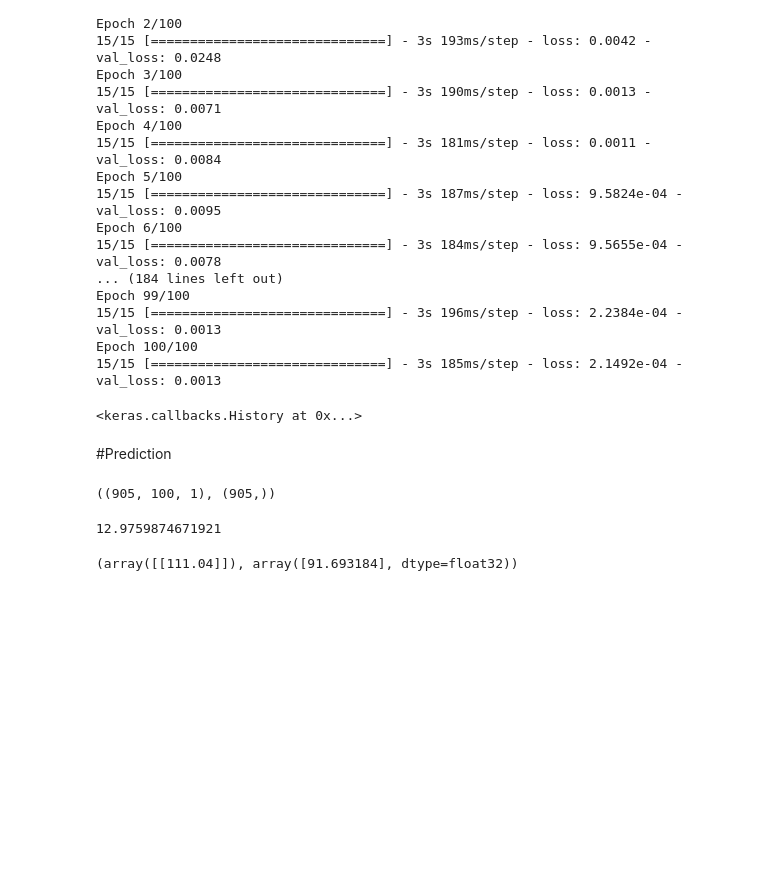
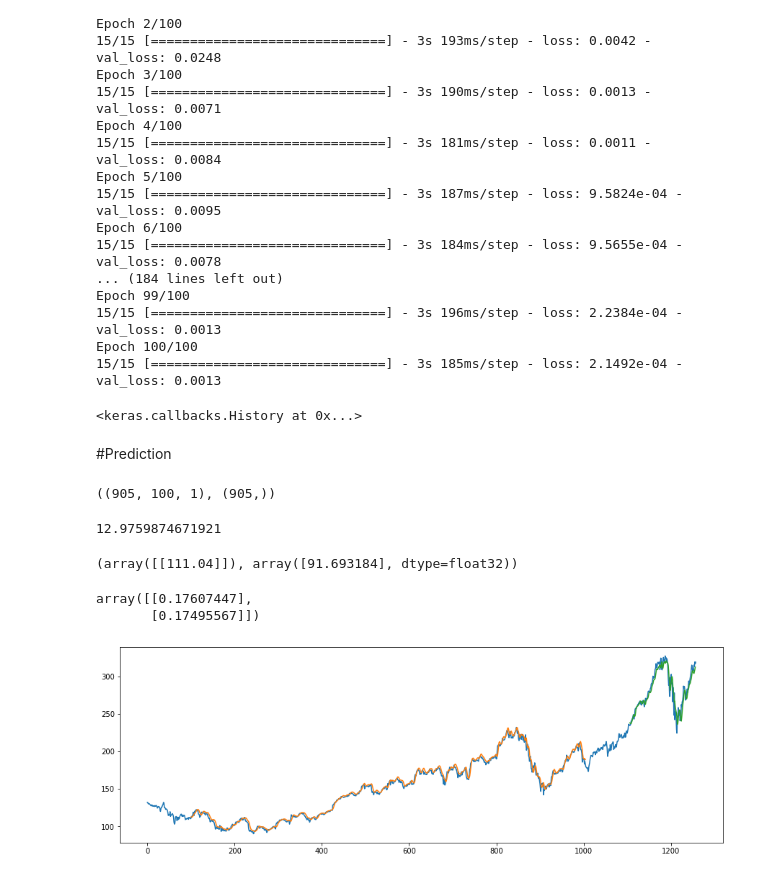
Before and after one commit to HjayejMohamed/Time_Series, a Jupyter notebook: Stock_Price_Prediction_LSTM.ipynb, the cells around one changed output. Drawn from its saved outputs; the diff is of its cells as text; code cells hidden in the pictures; blank space fills up the shorter version.

```diff
--- a/Stock_Price_Prediction_LSTM.ipynb
+++ b/Stock_Price_Prediction_LSTM.ipynb
@@ -213,3 +213,8 @@ mean_squared_error(scaler.inverse_transform(y_train.reshape(-1,1)),train_pred)
 scaler.inverse_transform(y_train[0].reshape(1,-1)),train_pred[0]
 # %% [output]
 (array([[111.04]]), array([91.693184], dtype=float32))
+# %%
+df1[:2]
+# %% [output]
+array([[0.17607447],
+       [0.17495567]])
@@ -215,0 +223,17 @@ scaler.inverse_transform(y_train[0].reshape(1,-1)),train_pred[0]
+# %%
+look_back=100
+trainPredictPlot = np.empty_like(df1)
+trainPredictPlot[:, :] = np.nan
+trainPredictPlot[look_back:len(train_pred)+look_back, :] = train_pred
+
+testPredictPlot = np.empty_like(df1)
+testPredictPlot[:, :] = np.nan
+testPredictPlot[len(train_pred)+(look_back*2)+1:len(df1)-1, :] = test_pred
+
+plt.figure(figsize=(15,5))
+plt.plot(scaler.inverse_transform(df1))
+plt.plot(trainPredictPlot)
+plt.plot(testPredictPlot)
+plt.show()
+# %% [output]
+[figure, added]
```
Also changed, not shown: parts of 1 cell of this notebook.
